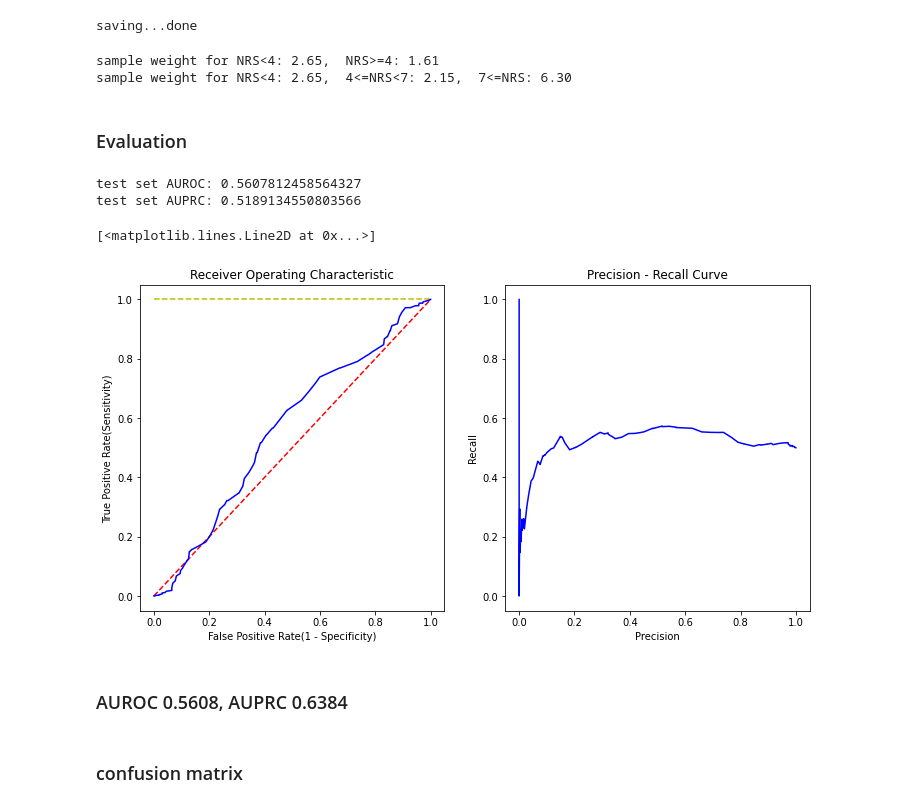
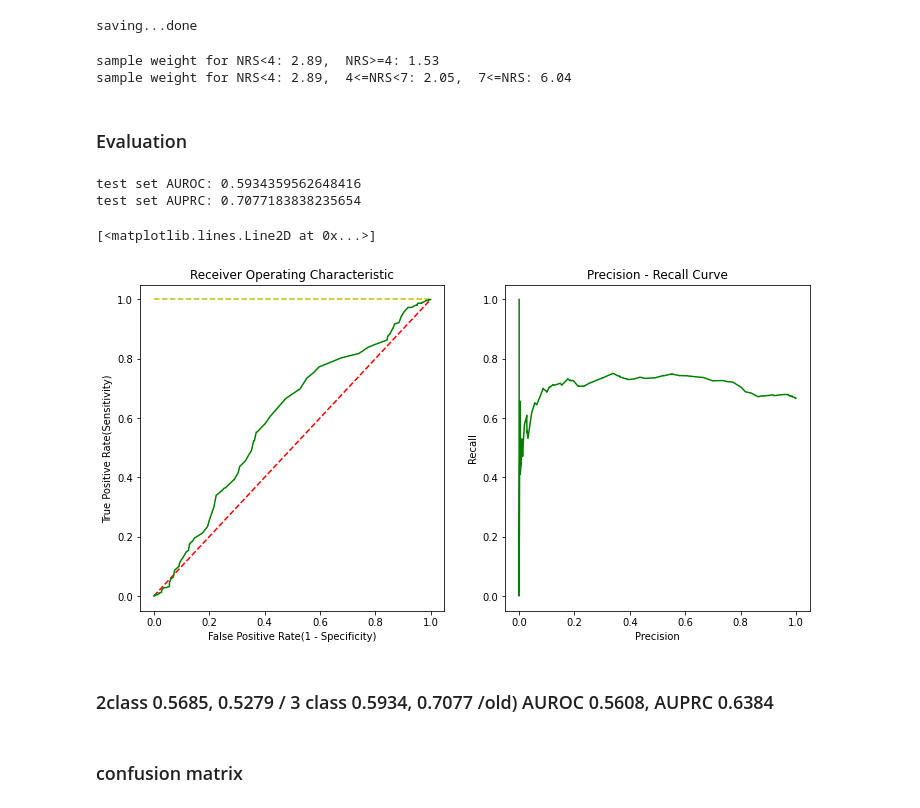
Before and after one commit to Hyeonsik/cranberry, a Jupyter notebook: HR, MBP, HRV/HR,PPGA.ipynb, the cells around one changed output. Drawn from its saved outputs; the diff is of its cells as text; code cells hidden in the pictures.

```diff
--- a/HR, MBP, HRV/HR,PPGA.ipynb
+++ b/HR, MBP, HRV/HR,PPGA.ipynb
@@ -2039,6 +2596,10 @@ np.savez_compressed(save_delong+'x_MBP_test.npz', x_MBP_test)
 print('done', flush=True)
 # %% [output]
 saving...done
+# %%
+x_MBP = np.load('Dataset/x_MBP.npz',allow_pickle = True)['arr_0']
+y_MBP = np.load('Dataset/y_MBP.npz',allow_pickle = True)['arr_0']
+y_MBP_bin = np.load('Dataset/y_MBP_bin.npz',allow_pickle = True)['arr_0']
 # %%
 w_samp_min_1 = np.ones(shape=len(y_MBP))
 
@@ -2054,8 +2615,8 @@ w_samp_min_3[y_MBP>=7] = len(y_MBP)/np.sum(y_MBP>=7)
 
 print('sample weight for NRS<4: {:.2f},  4<=NRS<7: {:.2f},  7<=NRS: {:.2f}'.format(len(y_MBP) / np.sum(y_MBP<4), len(y_MBP)/np.sum((y_MBP>=4)&(y_MBP<7)),len(y_MBP)/np.sum(y_MBP>=7) ))
 # %% [output]
-sample weight for NRS<4: 2.65,  NRS>=4: 1.61
-sample weight for NRS<4: 2.65,  4<=NRS<7: 2.15,  7<=NRS: 6.30
+sample weight for NRS<4: 2.89,  NRS>=4: 1.53
+sample weight for NRS<4: 2.89,  4<=NRS<7: 2.05,  7<=NRS: 6.04
 # %% [markdown]
 ### Evaluation
 # %%
@@ -2064,42 +2625,42 @@ from keras import losses, metrics
 import matplotlib.pyplot as plt
 
 # moderate pain
-false_positive_rate, true_positive_rate, threshold = roc_curve(y_MBP_bin, x_MBP, sample_weight = w_samp_min_2)
-precision, recall, _ = precision_recall_curve(y_MBP_bin, x_MBP, sample_weight = w_samp_min_2)
+false_positive_rate, true_positive_rate, threshold = roc_curve(y_MBP_bin, x_MBP, sample_weight = w_samp_min_3)
+precision, recall, _ = precision_recall_curve(y_MBP_bin, x_MBP, sample_weight = w_samp_min_3)
 roc_auc = auc(false_positive_rate, true_positive_rate)
 prc_auc = auc(recall, precision)
 print('test set AUROC:', roc_auc)
 print('test set AUPRC:', prc_auc)
 
 
 
 # Plotting ROC, PRC
 fig = plt.figure(figsize=(12,6))
 
 # ax1: auroc
 ax1 = fig.add_subplot(1,2,1)
 ax1.set_title('Receiver Operating Characteristic')
 ax1.set_xlabel("False Positive Rate(1 - Specificity)")
 ax1.set_ylabel('True Positive Rate(Sensitivity)')
 ax1.plot([0,1],[1,1],'y--')
 ax1.plot([0,1],[0,1],'r--')
-ax1.plot(false_positive_rate, true_positive_rate, 'b', label='moderate pain (AUC = %0.4f)'% roc_auc)
+ax1.plot(false_positive_rate, true_positive_rate, 'g', label='moderate pain (AUC = %0.4f)'% roc_auc)
 
 # ax2: auprc
 ax2 = fig.add_subplot(1,2,2)
 ax2.set_title('Precision - Recall Curve')
 ax2.set_xlabel("Precision")
 ax2.set_ylabel('Recall')
-ax2.plot(recall, precision, 'b', label='moderate pain (AUC = %0.4f)'% prc_auc)
+ax2.plot(recall, precision, 'g', label='moderate pain (AUC = %0.4f)'% prc_auc)
 
 #plt.savefig(test_path + '/roc_prc.png', bbox_inches="tight", pad_inches=0.5)
 # %% [output]
-test set AUROC: 0.5607812458564327
-test set AUPRC: 0.5189134550803566
+test set AUROC: 0.5934359562648416
+test set AUPRC: 0.7077183838235654
 [<matplotlib.lines.Line2D at 0x...>]
-[figure, old version]
+[figure, new version]
 # %% [markdown]
-### AUROC 0.5608, AUPRC 0.6384
+### 2class 0.5685, 0.5279 / 3 class 0.5934, 0.7077 /old) AUROC 0.5608, AUPRC 0.6384
 # %%
 import itertools
 import matplotlib.pyplot as plt
```
Also changed, not shown: parts of 65 cells of this notebook, 25 other files.
